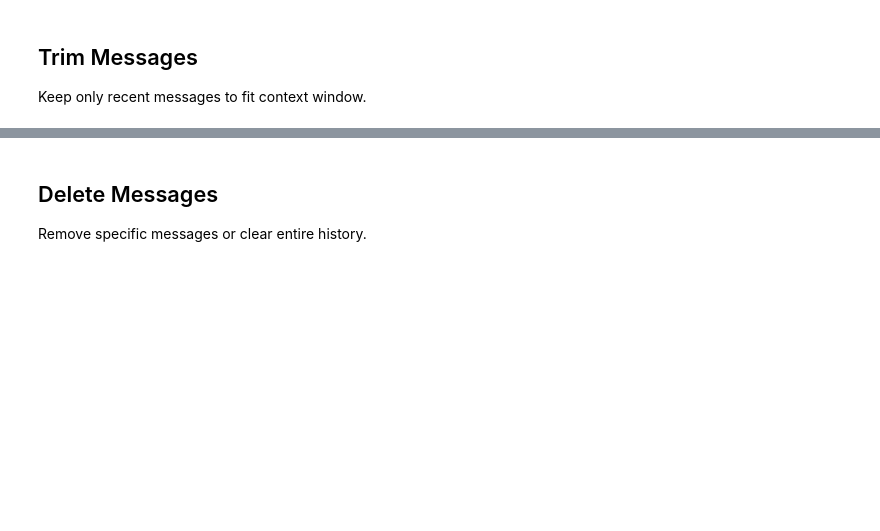
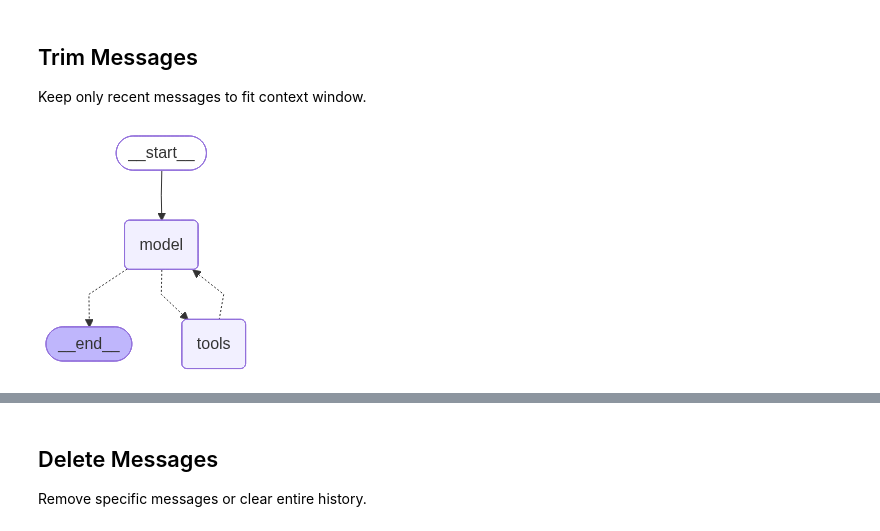
Before and after one commit to laxmimerit/AI-Agent-Projects, a Jupyter notebook: 02 Agent Fundamentals/06 agent_middleware_essentials.ipynb, the cells around one changed output, grey strips where cells are left out. Saved outputs shown, nothing was run; the diff lists cells and outputs as text; code cells hidden in the pictures; blank space fills up the shorter version.

Commit message:
middleware

```diff
--- a/02 Agent Fundamentals/06 agent_middleware_essentials.ipynb
+++ b/02 Agent Fundamentals/06 agent_middleware_essentials.ipynb
@@ -45,43 +47,41 @@ Keep only recent messages to fit context window.
 # %%
 from langchain.messages import RemoveMessage
 from langgraph.graph.message import REMOVE_ALL_MESSAGES
+
+from langchain.agents.middleware import before_model, after_model, before_agent, after_agent
+from langgraph.runtime import Runtime
+
 from langchain.agents import AgentState
-from langchain.agents.middleware import before_model
-from langgraph.runtime import Runtime
-from typing import Any
 
 @before_model
 def trim_messages(state: AgentState, runtime: Runtime):
     """Keep only the last few messages to fit context window."""
-    messages = state["messages"]
 
-    if len(messages) <= 3:
-        return None  # No changes needed
+    messages = state['messages']
+
+    if len(messages)<=3:
+        return None
 
     first_msg = messages[0]
-    recent_messages = messages[-3:] if len(messages) % 2 == 0 else messages[-4:]
-    new_messages = [first_msg] + recent_messages
+
+    last_msg = messages[-1]
+
+    new_messages = [first_msg, last_msg]
 
     return {
-        "messages": [
+        'messages': [
             RemoveMessage(id=REMOVE_ALL_MESSAGES),
             *new_messages
         ]
     }
 
 agent = create_agent(
     model=model,
     tools=[base_tools.web_search, base_tools.get_weather],
     checkpointer=checkpointer,
-    middleware=[trim_messages],
-    checkpointer=checkpointer
+    middleware=[trim_messages]
 )
 
-config = {"configurable": {"thread_id": "trim_session"}}
-
-agent.invoke({"messages": "hi, my name is Laxmi Kant"}, config)
-agent.invoke({"messages": "write a short poem about cats"}, config)
-agent.invoke({"messages": "now do the same but for dogs"}, config)
-response = agent.invoke({"messages": "what's my name?"}, config)
-
-response['messages'][-1].content
+agent
+# %% [output]
+[figure, added]
```
Also changed, not shown: parts of 34 cells of this notebook, 4 other files.
